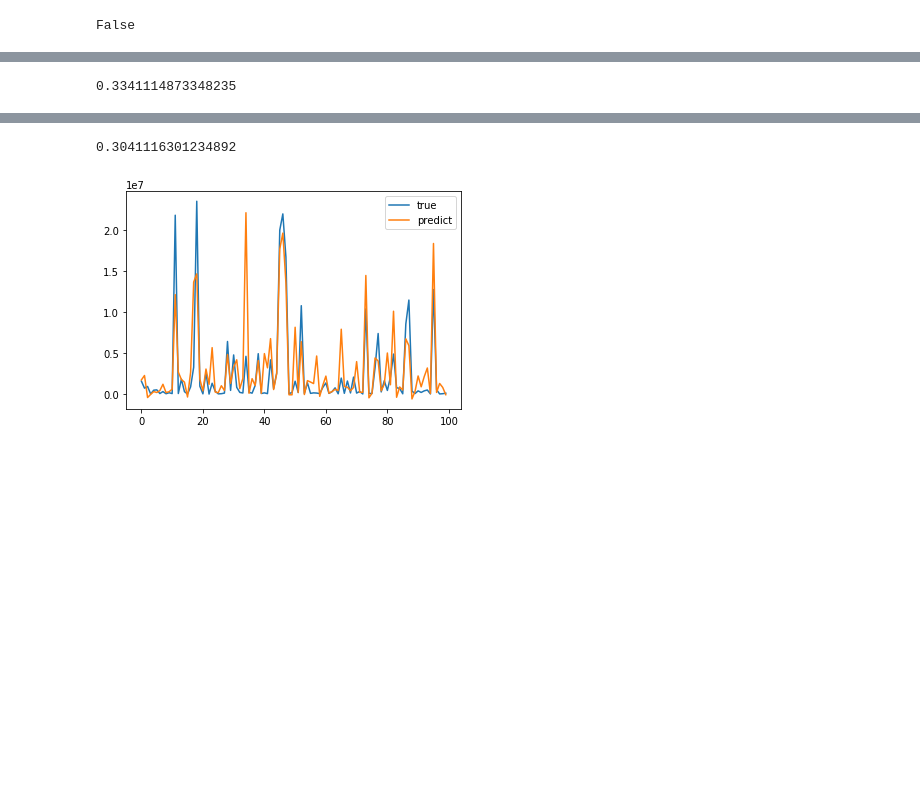
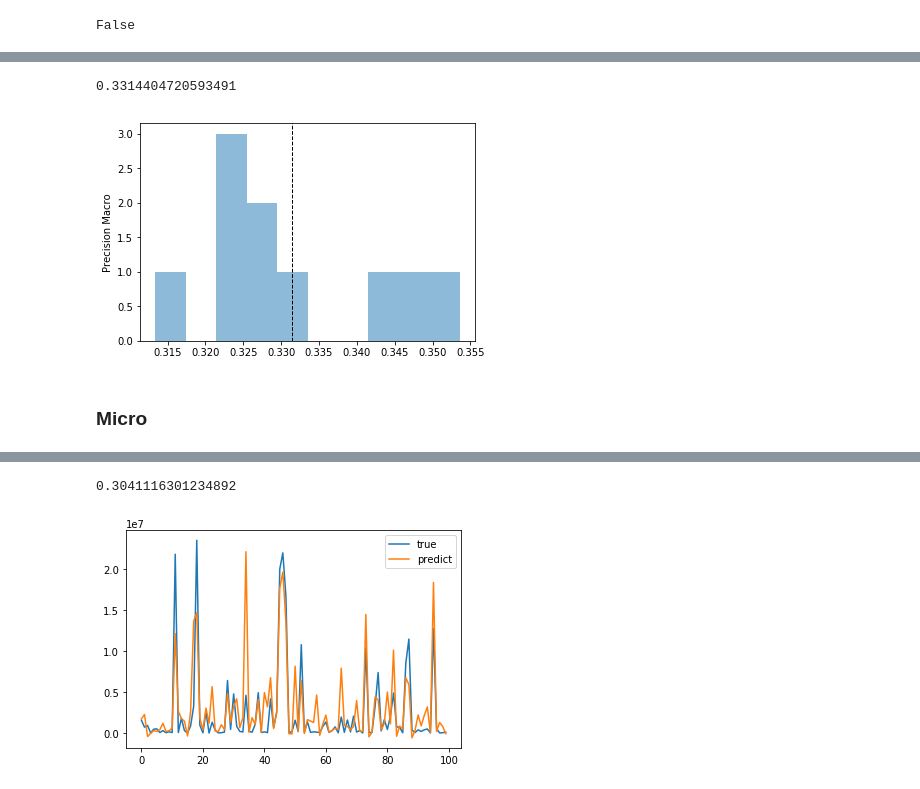
Before and after one commit to nikitakrutoy/MoviesIncomePrediction, a Jupyter notebook: MoviesDataset.ipynb, the cells around one changed output, grey strips where cells are left out. Saved outputs shown, nothing was run; the diff lists cells and outputs as text; code cells hidden in the pictures; blank space fills up the shorter version.

```diff
--- a/MoviesDataset.ipynb
+++ b/MoviesDataset.ipynb
@@ -257,0 +359,3 @@ np.random.seed(seed=42)
+# %%
+for i, j in zip(start, end):
+    print(f"{int(i):,} - {int(j):,}")
@@ -257,0 +371,12 @@ np.random.seed(seed=42)
+# %%
+def make_classes(x, n=8):
+    start, end = np.vectorize(lambda x: (x[0], x[-1]))(
+        np.array_split(np.sort(y), n)
+    )
+
+    def _make_class(x):
+        for cls, (i, j) in enumerate(zip(start, end)):
+            if i <= x <= j:
+                return cls
+        return -1
+    return np.array(list(map(_make_class, x)))
@@ -258,9 +385,11 @@ np.random.seed(seed=42)
 # %%
-scores = cross_val_score(
-    LGBMRegressor(),
-    X, y,
-    cv=KFold(n_splits=5, shuffle=True),
-    scoring=make_scorer(r2_score)
-)
-scores
+scores = np.array([
+    cross_val_score(
+        LGBMClassifier(),
+        X_w_trends.drop("title_uais", axis=1),  make_classes(y),
+        cv=KFold(n_splits=5, shuffle=True),
+        scoring=make_scorer(precision_score, average="macro")
+    ).mean()
+    for _ in tqdm(range(10))
+])
 # %% [output]
@@ -268,4 +398,10 @@ array([0.5213104 , 0.27600484, 0.40669316, 0.23251559, 0.23403345])
-# %%
-np.clip(scores, 0, 1).mean()
-# %% [output]
-0.3341114873348235
+# %%
+plt.hist(scores, alpha=0.5)
+plt.axvline(scores.mean(), color='k', linestyle='dashed', linewidth=1)
+plt.ylabel("Precision Macro")
+print(scores.mean())
+# %% [output]
+0.3314404720593491
+[figure, added]
+# %% [markdown]
+### Micro
```
Also changed, not shown: parts of 36 cells of this notebook, 1 other file.
